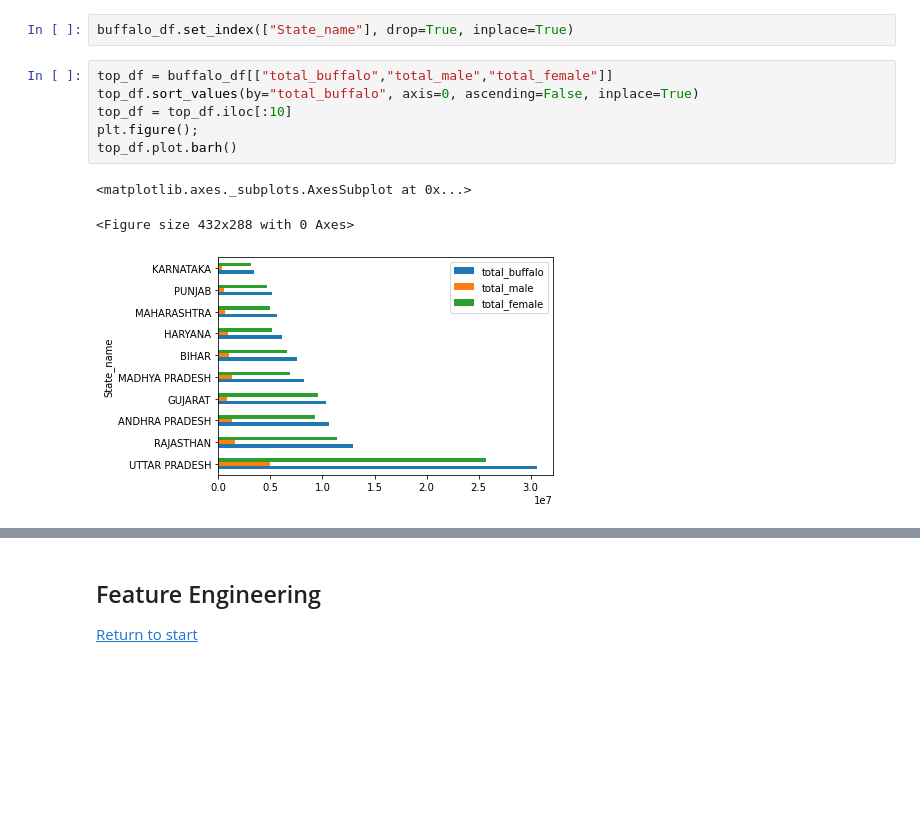
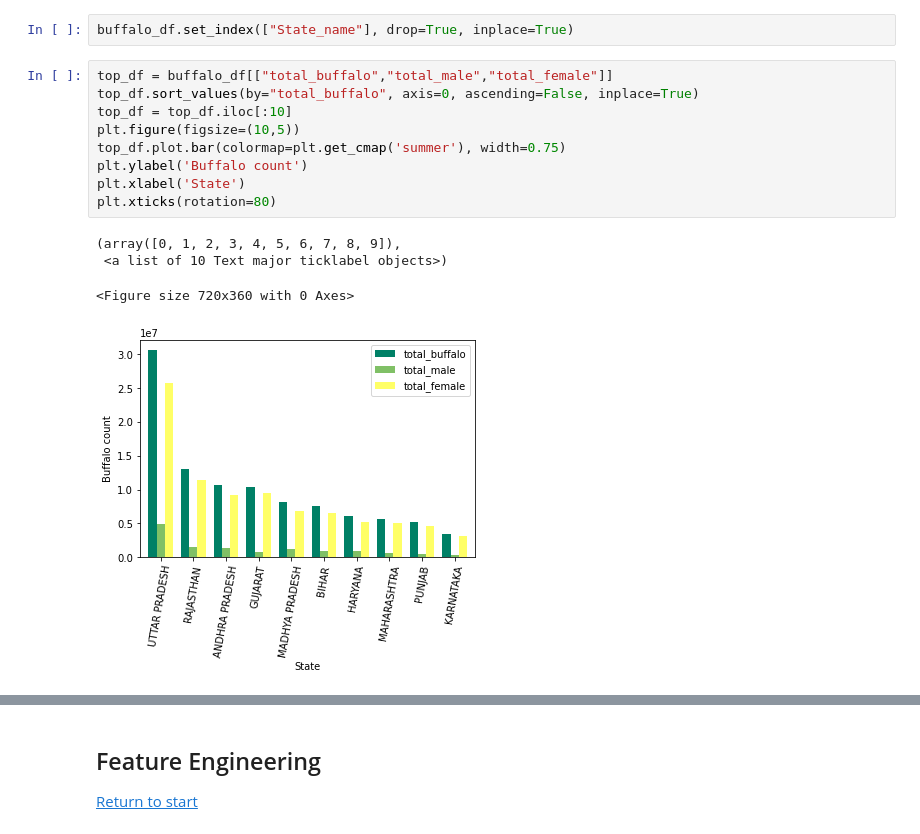
Before and after one commit to cybertraining-dsc/fa20-523-326, a Jupyter notebook: project/project_notebook.ipynb, the cells around one changed output, grey strips where cells are left out. Cells and saved outputs as stored; diff of their text form; blank space fills up the shorter version.

```diff
--- a/project/project_notebook.ipynb
+++ b/project/project_notebook.ipynb
@@ -148,10 +149,14 @@ buffalo_df.set_index(["State_name"], drop=True, inplace=True)
 # %%
 top_df = buffalo_df[["total_buffalo","total_male","total_female"]]
 top_df.sort_values(by="total_buffalo", axis=0, ascending=False, inplace=True)
 top_df = top_df.iloc[:10]
-plt.figure();
-top_df.plot.barh()
+plt.figure(figsize=(10,5))
+top_df.plot.bar(colormap=plt.get_cmap('summer'), width=0.75)
+plt.ylabel('Buffalo count')
+plt.xlabel('State')
+plt.xticks(rotation=80)
 # %% [output]
-<matplotlib.axes._subplots.AxesSubplot at 0x...>
+(array([0, 1, 2, 3, 4, 5, 6, 7, 8, 9]),
+ <a list of 10 Text major ticklabel objects>)
-<Figure size 432x288 with 0 Axes>
+<Figure size 720x360 with 0 Axes>
-[figure, old version]
+[figure, new version]
```
Also changed, not shown: parts of 13 cells of this notebook, 1 other file.
